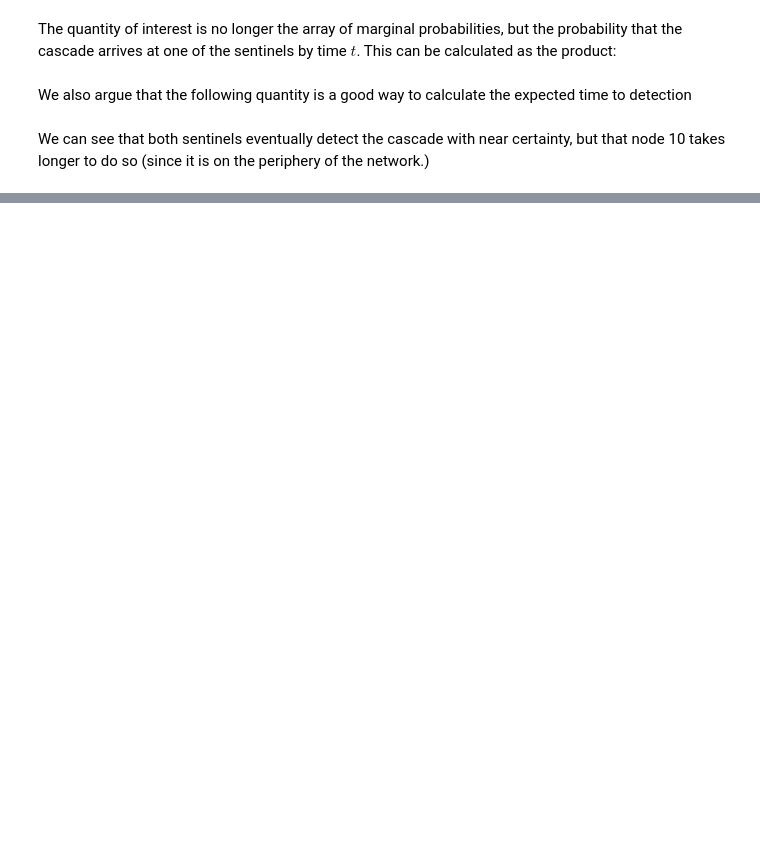
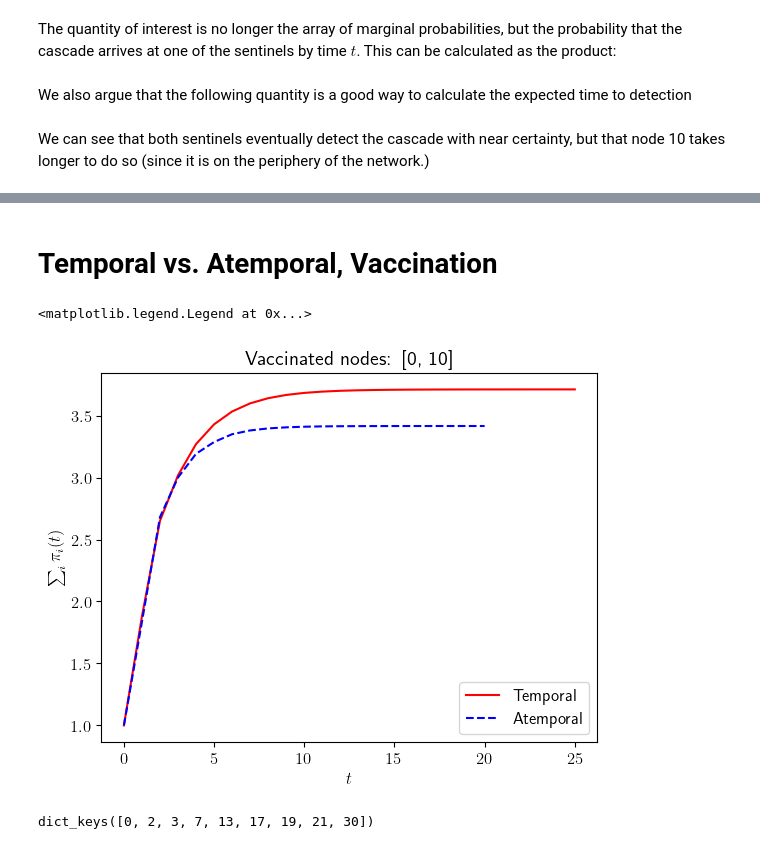
Before and after one commit to erikweis/loopy-MP-interventions, a Jupyter notebook: example.ipynb, the cells around one changed output, grey strips where cells are left out. Cells and saved outputs as stored; diff of their text form; code cells hidden in the pictures; blank space fills up the shorter version.

```diff
--- a/example.ipynb
+++ b/example.ipynb
@@ -228,0 +237,4 @@ Text(3.9715934059486413, 0.2, 'Expected time to detection\n $t=3.47$')
+# %% [markdown]
+# Temporal vs. Atemporal, Vaccination
+# %%
+r = 1
@@ -228,0 +261,39 @@ Text(3.9715934059486413, 0.2, 'Expected time to detection\n $t=3.47$')
+# %%
+n = len(g)
+vaccinated_nodes = [0,10]
+
+# set the vaccinated nodes `v`
+v = np.zeros(n)
+for i in vaccinated_nodes:
+    v[i] = 1
+
+# set the seed `s`. each node is initially infected with probability 1/(n-|v|) where |v| is the number of vaccinated nodes and n is the number of nodes
+s = np.zeros(n)
+s += 1/(n-len(vaccinated_nodes))
+
+# vaccinated nodes cannot be the seed
+s[list(vaccinated_nodes)] = 0
+
+# run NMP
+NMP = NeighborhoodMessagePassing(g, r, p,50, M=30, v=v, temporal=False, verbose=False)
+NMP.neighborhood_message_passing(s)
+marginals_atemporal = NMP.marginals
+# %%
+# extract the expected outbreak size
+pi_t = np.sum(marginals, axis=0)
+pi_t_atemporal = np.sum(marginals_atemporal, axis=0)
+
+plt.plot(pi_t, label='Temporal', color='red')
+plt.plot(pi_t_atemporal, label='Atemporal', color='blue', linestyle='--')
+#plt.plot(pi_t - pi_t_atemporal, label='Temporal - Atemporal', color='green', linestyle='--')
+plt.title('Vaccinated nodes: [0, 10]')
+plt.xlabel('$t$')
+plt.ylabel(r'$\sum_i \pi_i(t)$')
+plt.legend()
+# %% [output]
+<matplotlib.legend.Legend at 0x...>
+[figure, added]
+# %%
+NMP.state[1].keys()
+# %% [output]
+dict_keys([0, 2, 3, 7, 13, 17, 19, 21, 30])
```
Also changed, not shown: parts of 31 cells of this notebook, 4 other files.
